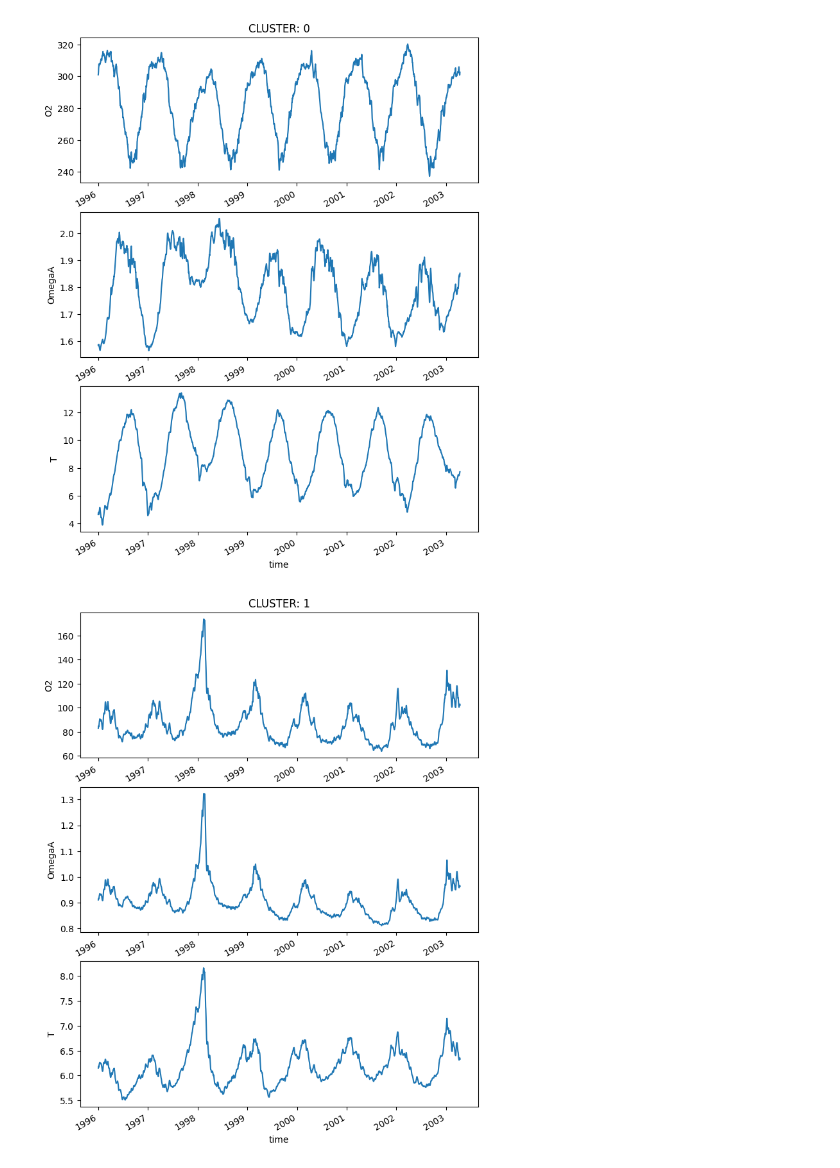
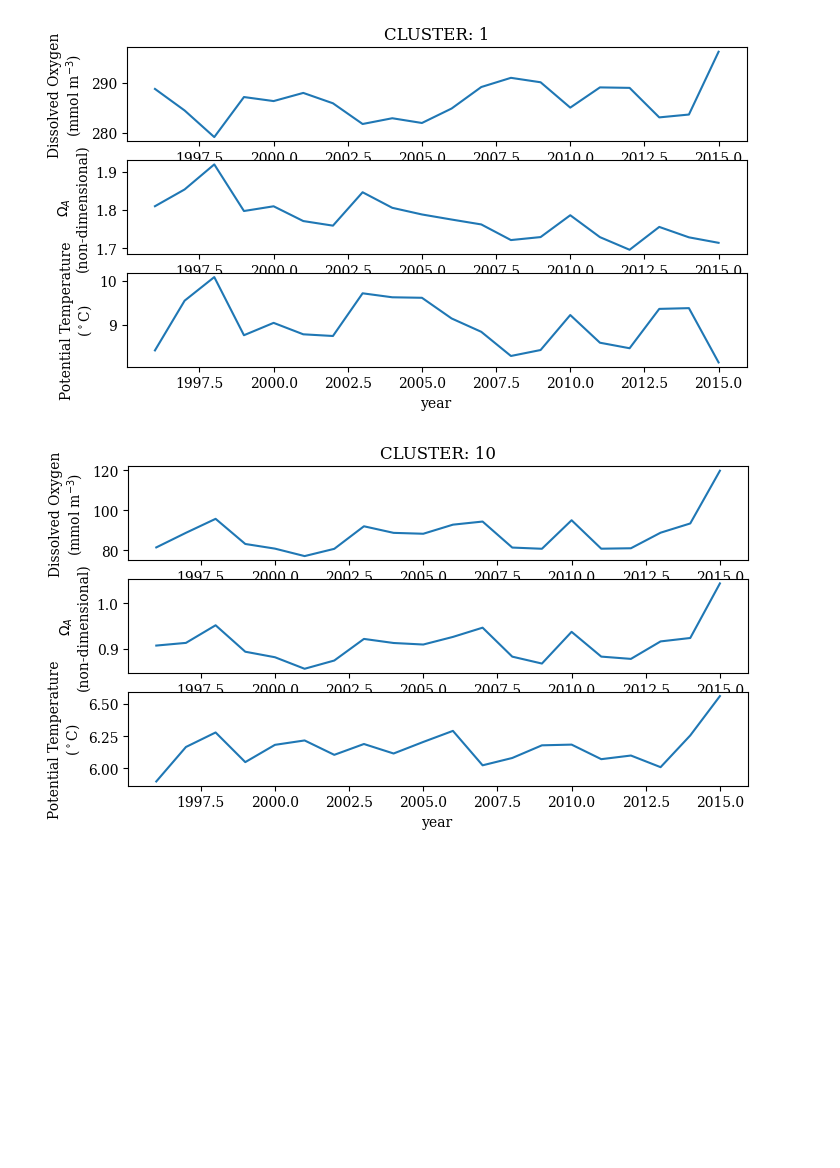
Before and after one commit to ashao/NEP36_cluster_analysis, a Jupyter notebook: compare_cluster_distributions.ipynb, the cells around one changed output. Saved outputs shown, nothing was run; the diff lists cells and outputs as text; code cells hidden in the pictures; blank space fills up the shorter version.

```diff
--- a/compare_cluster_distributions.ipynb
+++ b/compare_cluster_distributions.ipynb
@@ -11,25 +11,60 @@ client = Client(LocalCluster())
 # %%
 datapath = '/lus/scratch/shao/data/NEP36_extremes/'
-cluster_files = glob.glob('output_data/cluster*.nc')
+cluster_files = [ f'output_data/cluster_{i}.nc' for i in range(12) ]
 clusters_ds = [ xr.open_dataset(file, chunks={'time':439}, engine='h5netcdf') for file in cluster_files ]
 # %%
-plot_clusters = [0, 1]
+plot_clusters = [1, 10]
+cluster_names = {1:'Canyons', 10:'Shallows'}
+# %%
+for cluster_ds in clusters_ds:
+    cluster_ds['ALK_norm'] = 32.5*cluster_ds['ALK']/cluster_ds['S']
+    cluster_ds['DIC_norm'] = 32.5*cluster_ds['DIC']/cluster_ds['S']
 # %%
 # Plot timeseries of all the relevant variables
+
+
+
 timeseries_vars = [
     'O2',
     'OmegaA',
-    'T'
+    'T',
+    # 'ALK_norm',
+    # 'DIC_norm',
+    # 'ALK',
+    # 'DIC',
 ]
+
+long_names = dict(
+    O2="Dissolved Oxygen",
+    OmegaA="$\Omega_A$",
+    T="Potential Temperature",
+    # ALK_norm="Normalized Alkalinity",
+    # DIC_norm="Normalized DIC",
+    # ALK="Alkalinity",
+    # DIC="DIC",
+)
+
+units = dict(
+    O2="mmol m$^{-3}$",
+    OmegaA="non-dimensional",
+    T="$^\circ$C",
+    # ALK_norm="mmolk m$^{-3}$",
+    # DIC_norm="mmolk m$^{-3}$",
+    # ALK="mmolk m$^{-3}$",
+    # DIC="mmolk m$^{-3}$"
+)
+
+
 
 for cluster_label, cluster_ds in enumerate(clusters_ds):
     if cluster_label in plot_clusters:
         plt.figure(figsize=(8,10))
         for idx, var in enumerate(timeseries_vars):
-            plt.subplot(3,1,idx+1)
-            cluster_ds[var].mean('stacked_y_x').plot()
+            plt.subplot(7,1,idx+1)
+            cluster_ds[var].groupby('time.year').mean('time').mean('stacked_y_x').plot()
+            plt.ylabel(f"{long_names[var]}\n({units[var]})")
             if idx == 0:
                 plt.title(f'CLUSTER: {cluster_label}')
 # %% [output]
-[figure, old version]
+[figure, new version]
-[figure, old version]
+[figure, new version]
```
Also changed, not shown: parts of 13 cells of this notebook, 5 other files.
